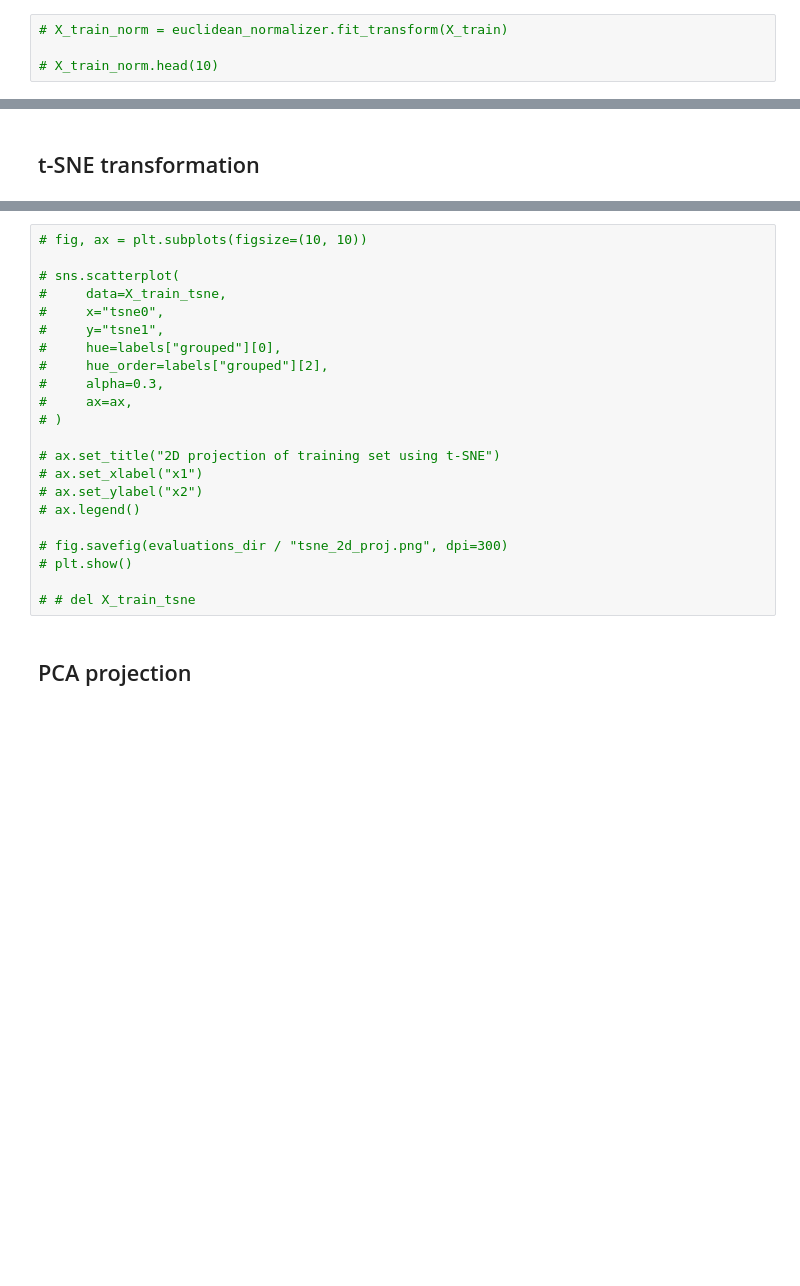
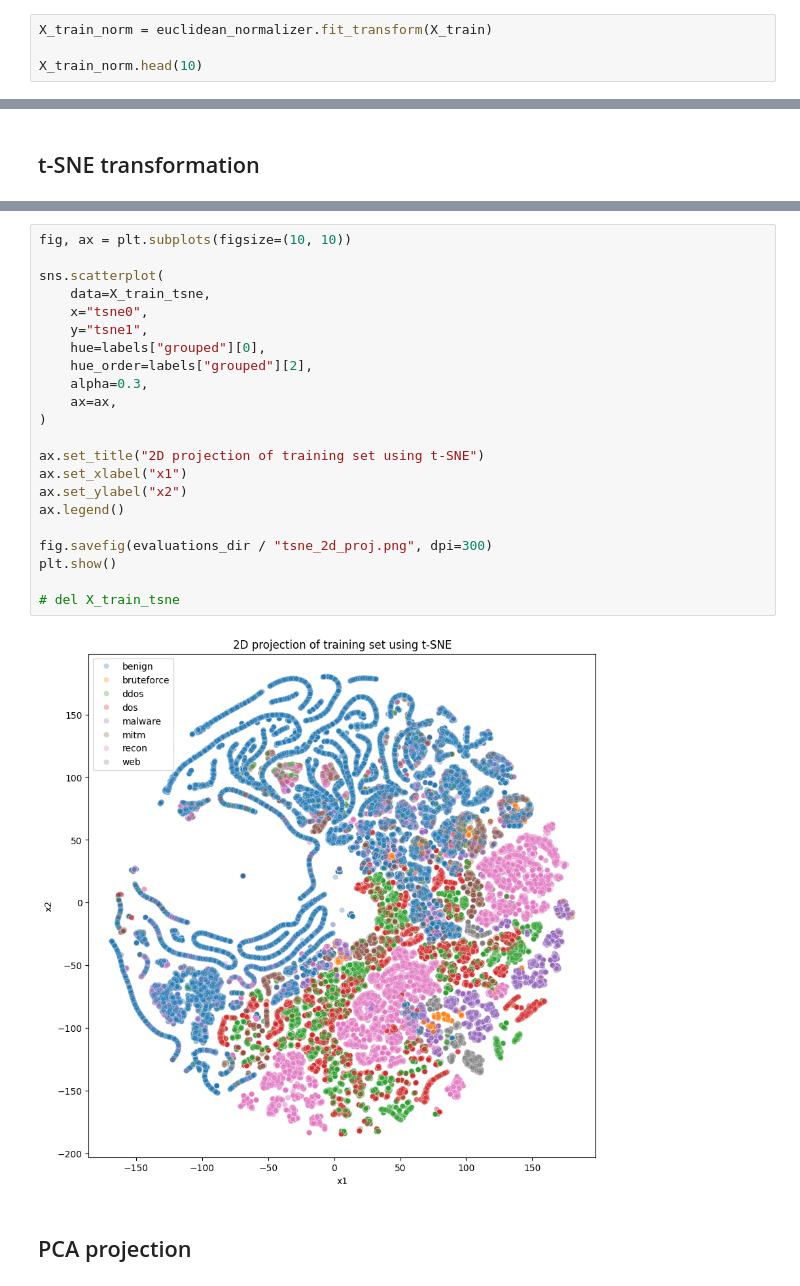
Before and after one commit to nelioasousa/iiot_threat_detec, a Jupyter notebook: experiments/evaluations.ipynb, the cells around one changed output, grey strips where cells are left out. Drawn from its saved outputs; the diff is of its cells as text; blank space fills up the shorter version.

```diff
--- a/experiments/evaluations.ipynb
+++ b/experiments/evaluations.ipynb
@@ -64,6 +65,6 @@ euclidean_normalizer = make_column_transformer(
     verbose_feature_names_out=False,
 )
 # %%
-# X_train_norm = euclidean_normalizer.fit_transform(X_train)
+X_train_norm = euclidean_normalizer.fit_transform(X_train)
 
-# X_train_norm.head(10)
+X_train_norm.head(10)
@@ -88,25 +102,27 @@ euclidean_normalizer = make_column_transformer(
 # %%
-# fig, ax = plt.subplots(figsize=(10, 10))
+fig, ax = plt.subplots(figsize=(10, 10))
 
-# sns.scatterplot(
-#     data=X_train_tsne,
-#     x="tsne0",
-#     y="tsne1",
-#     hue=labels["grouped"][0],
-#     hue_order=labels["grouped"][2],
-#     alpha=0.3,
-#     ax=ax,
-# )
+sns.scatterplot(
+    data=X_train_tsne,
+    x="tsne0",
+    y="tsne1",
+    hue=labels["grouped"][0],
+    hue_order=labels["grouped"][2],
+    alpha=0.3,
+    ax=ax,
+)
 
-# ax.set_title("2D projection of training set using t-SNE")
-# ax.set_xlabel("x1")
-# ax.set_ylabel("x2")
-# ax.legend()
+ax.set_title("2D projection of training set using t-SNE")
+ax.set_xlabel("x1")
+ax.set_ylabel("x2")
+ax.legend()
 
-# fig.savefig(evaluations_dir / "tsne_2d_proj.png", dpi=300)
-# plt.show()
+fig.savefig(evaluations_dir / "tsne_2d_proj.png", dpi=300)
+plt.show()
 
-# # del X_train_tsne
+# del X_train_tsne
+# %% [output]
+[figure, added]
 # %% [markdown]
 ## PCA projection
 # %%
```
Also changed, not shown: parts of 14 cells of this notebook, 5 other files.
